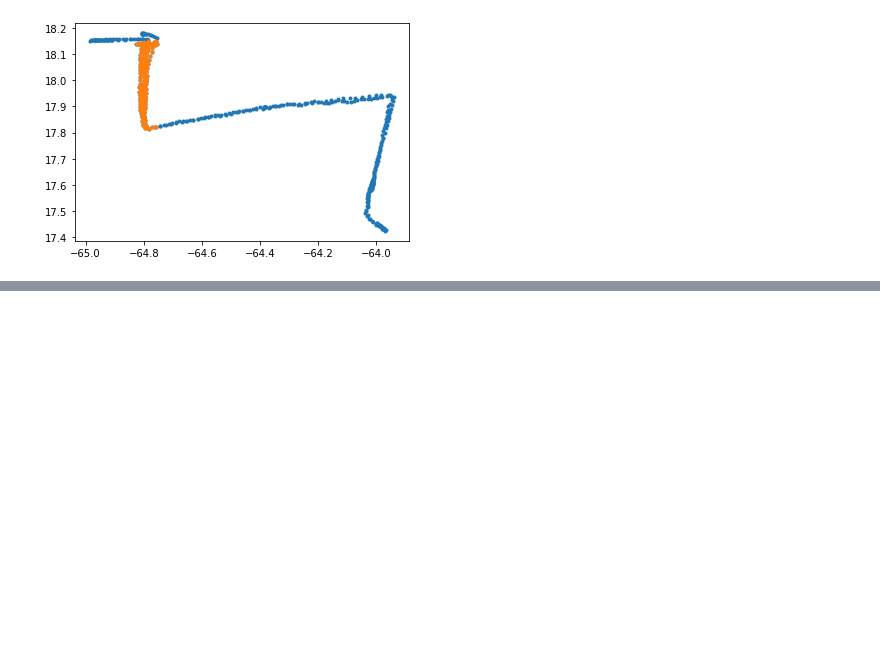
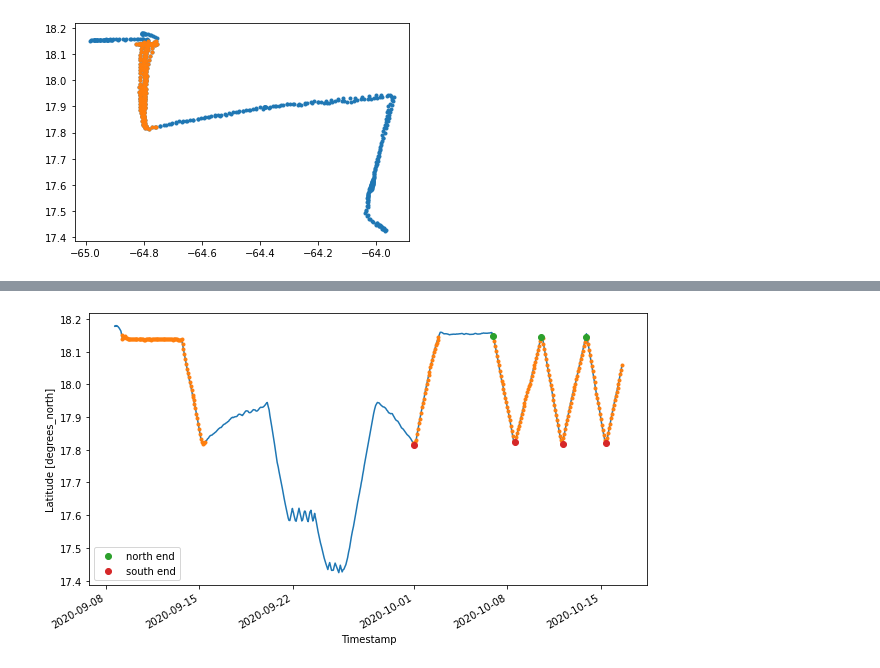
Before and after one commit to rucool/IOO_masters2020, a Jupyter notebook: RU29_anegada.ipynb, the cells around one changed output, grey strips where cells are left out. Cells and saved outputs as stored; diff of their text form; code cells hidden in the pictures; blank space fills up the shorter version.

```diff
--- a/RU29_anegada.ipynb
+++ b/RU29_anegada.ipynb
@@ -136,0 +141,23 @@ anegada_crossings.latitude.plot(marker = '.', linestyle='')
+# %%
+
+
+prom = .05
+
+Nends, propN = find_peaks(anegada_crossings.latitude,  threshold=None, distance=None, prominence=prom)
+Sends, prop = find_peaks( -1*anegada_crossings.latitude,  threshold=None, distance=None, prominence=prom)
+
+
+sections = np.sort(np.append(Nends, Sends ))
+# %%
+plt.figure( figsize=(10,5))
+profiles.latitude.plot()
+anegada_crossings.latitude.plot(marker = '.', linestyle='')
+
+plt.plot(anegada_crossings.time[Nends] , anegada_crossings.latitude[Nends], 'o', label='north end' )
+plt.plot(anegada_crossings.time[Sends] , anegada_crossings.latitude[Sends], 'o' , label='south end')
+plt.legend()
+
+print('Some start and end times:')
+print('glider at North end:', anegada_crossings.time[Nends].values )
+print('glider at South end:', anegada_crossings.time[Nends].values )
+# %% [output]
@@ -136,0 +169 @@ anegada_crossings.latitude.plot(marker = '.', linestyle='')
+[figure, added]
```
Also changed, not shown: parts of 5 cells of this notebook.
